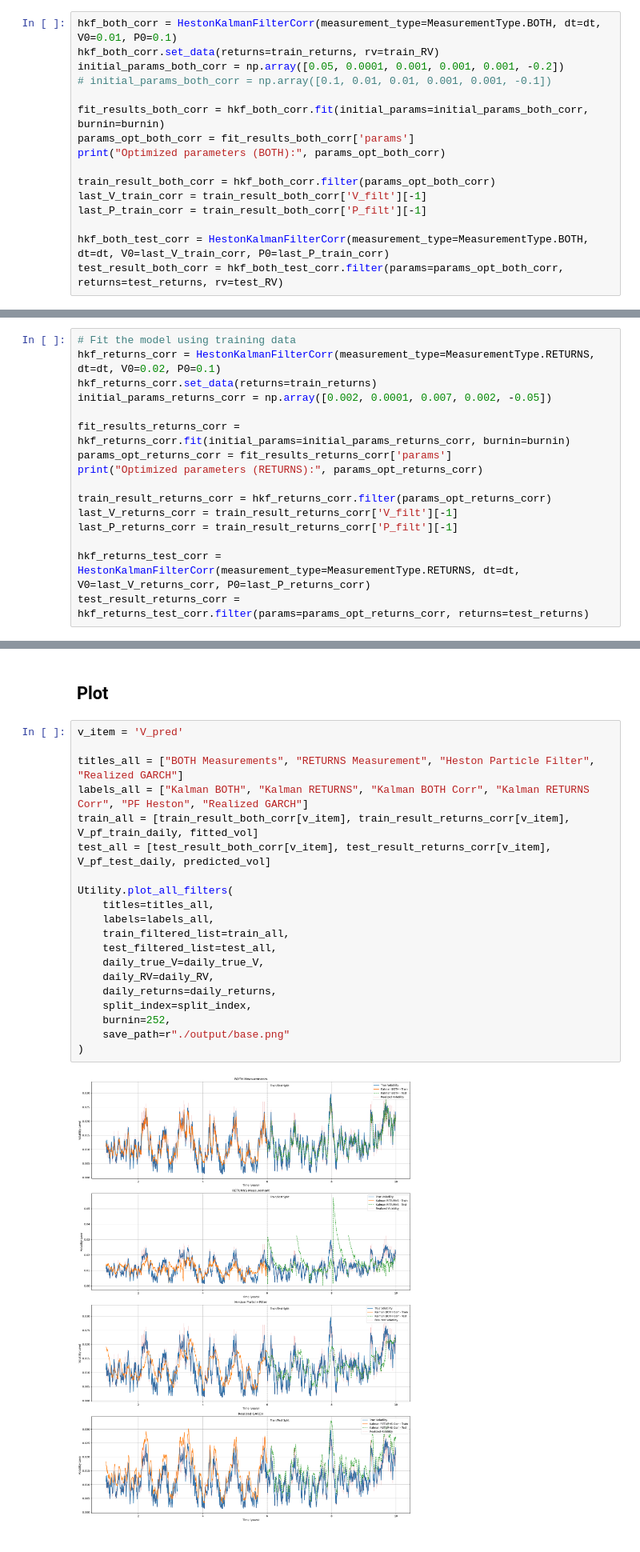
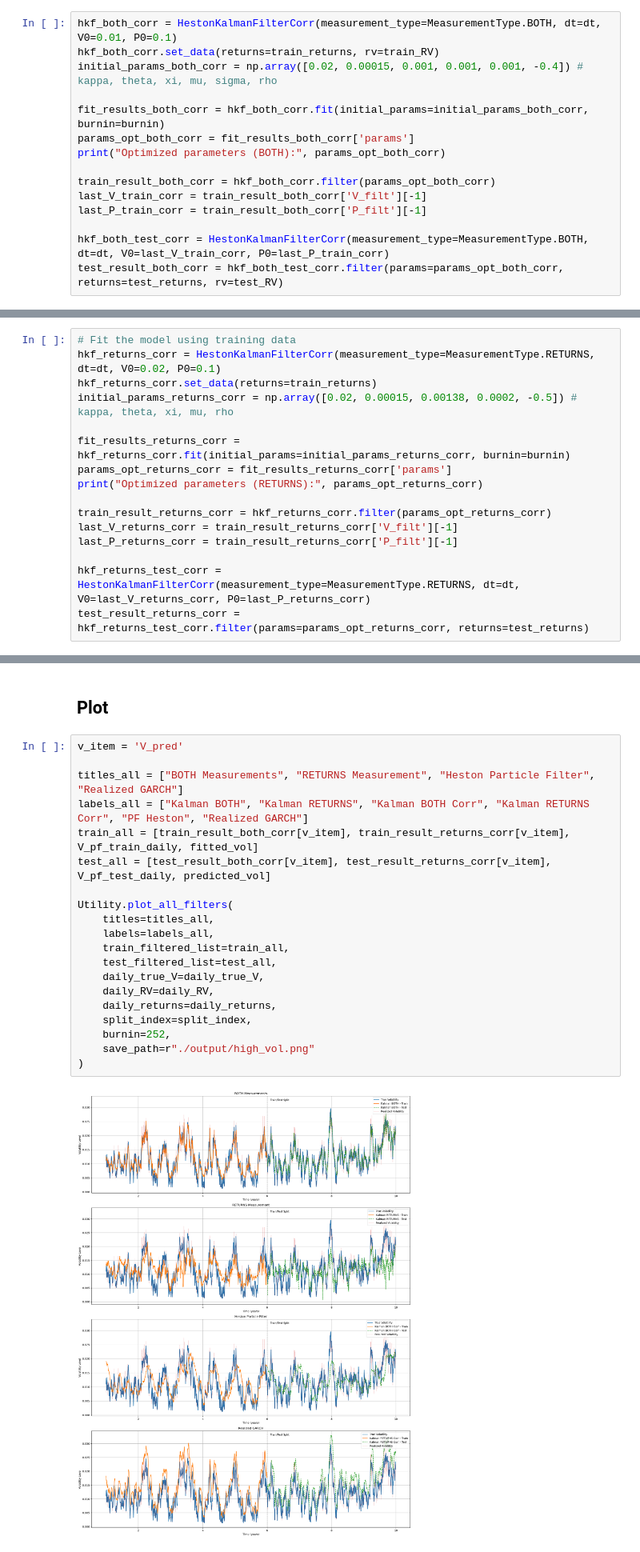
Before and after one commit to HyunminHong/Kalman-Heston-Filter, a Jupyter notebook: simulation_studies/Sim_highVol.ipynb, the cells around one changed output, grey strips where cells are left out. Shown at 80% size. Drawn from its saved outputs; the diff is of its cells as text.

```diff
--- a/simulation_studies/Sim_highVol.ipynb
+++ b/simulation_studies/Sim_highVol.ipynb
@@ -85,8 +85,7 @@ test_RV = daily_RV[split_index:]
 # %%
 hkf_both_corr = HestonKalmanFilterCorr(measurement_type=MeasurementType.BOTH, dt=dt, V0=0.01, P0=0.1)
 hkf_both_corr.set_data(returns=train_returns, rv=train_RV)
-initial_params_both_corr = np.array([0.05, 0.0001, 0.001, 0.001, 0.001, -0.2])
-# initial_params_both_corr = np.array([0.1, 0.01, 0.01, 0.001, 0.001, -0.1])
+initial_params_both_corr = np.array([0.02, 0.00015, 0.001, 0.001, 0.001, -0.4]) # kappa, theta, xi, mu, sigma, rho
 
 fit_results_both_corr = hkf_both_corr.fit(initial_params=initial_params_both_corr, burnin=burnin)
 params_opt_both_corr = fit_results_both_corr['params']
@@ -118,7 +117,7 @@ Optimized parameters (BOTH): [ 3.61171739e-02  8.14489169e-05  2.01971907e-03  1
 # Fit the model using training data
 hkf_returns_corr = HestonKalmanFilterCorr(measurement_type=MeasurementType.RETURNS, dt=dt, V0=0.02, P0=0.1)
 hkf_returns_corr.set_data(returns=train_returns)
-initial_params_returns_corr = np.array([0.002, 0.0001, 0.007, 0.002, -0.05])
+initial_params_returns_corr = np.array([0.02, 0.00015, 0.00138, 0.0002, -0.5]) # kappa, theta, xi, mu, rho
 
 fit_results_returns_corr = hkf_returns_corr.fit(initial_params=initial_params_returns_corr, burnin=burnin)
 params_opt_returns_corr = fit_results_returns_corr['params']
@@ -219,25 +219,25 @@ predicted_vol = model.predict(test_returns, test_RV)
 # %%
 v_item = 'V_pred'
 
 titles_all = ["BOTH Measurements", "RETURNS Measurement", "Heston Particle Filter", "Realized GARCH"]
 labels_all = ["Kalman BOTH", "Kalman RETURNS", "Kalman BOTH Corr", "Kalman RETURNS Corr", "PF Heston", "Realized GARCH"]
 train_all = [train_result_both_corr[v_item], train_result_returns_corr[v_item], V_pf_train_daily, fitted_vol]
 test_all = [test_result_both_corr[v_item], test_result_returns_corr[v_item], V_pf_test_daily, predicted_vol]
 
 Utility.plot_all_filters(
     titles=titles_all,
     labels=labels_all,
     train_filtered_list=train_all,
     test_filtered_list=test_all,
     daily_true_V=daily_true_V,
     daily_RV=daily_RV,
     daily_returns=daily_returns,
     split_index=split_index,
     burnin=252,
-    save_path=r"./output/base.png"
+    save_path=r"./output/high_vol.png"
 )
 # %% [output]
-[figure, old version]
+[figure, new version]
 # %%
 def qlike_loss(true_var, pred_var):
     y = np.asarray(true_var)
```
Also changed, not shown: parts of 6 cells of this notebook, 4 other files.
